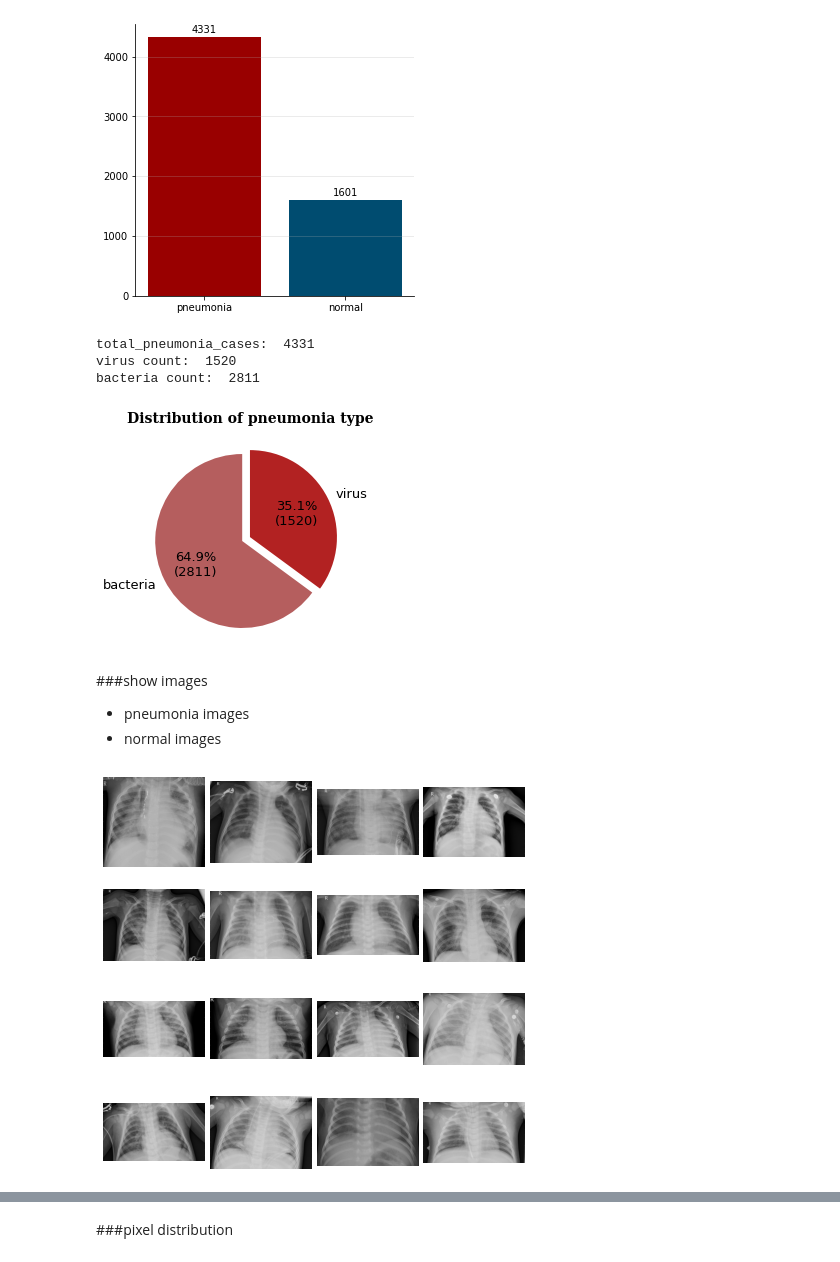
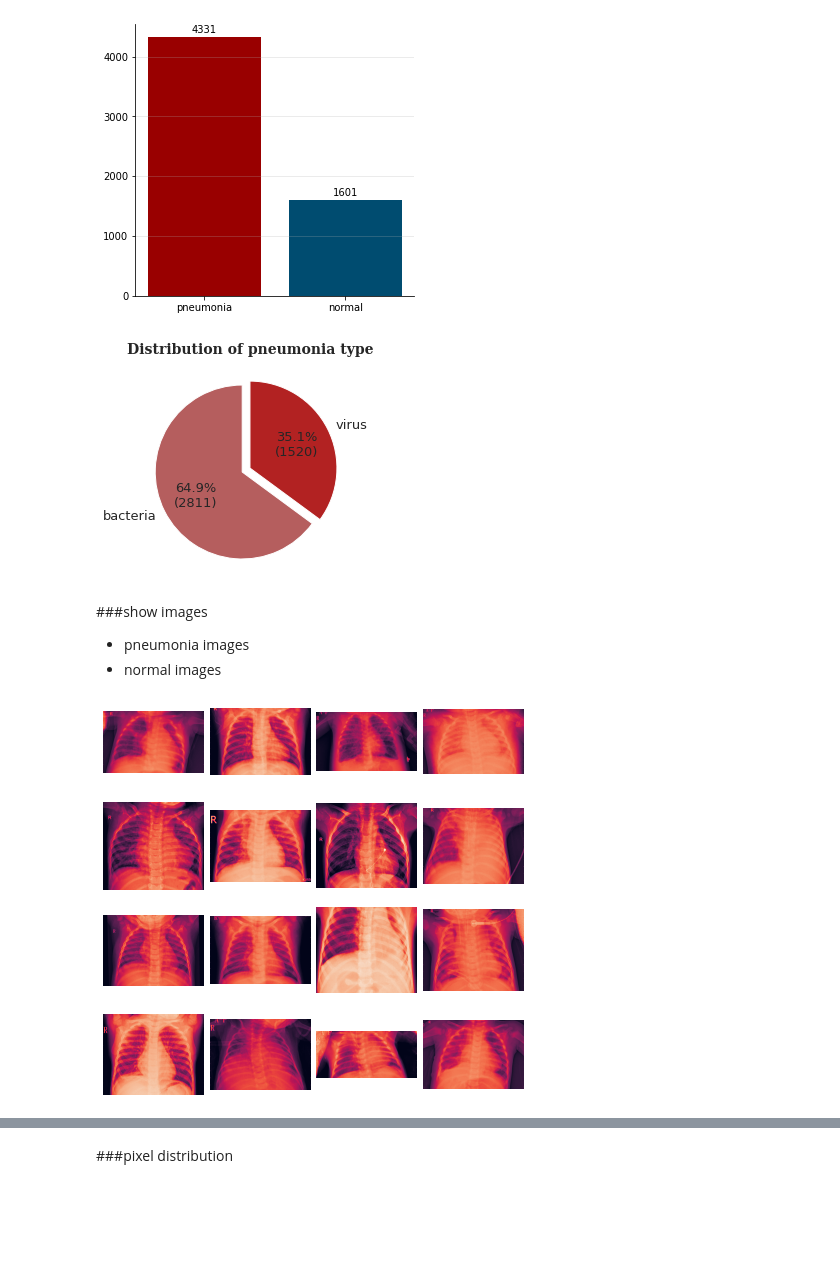
Before and after one commit to katehee/pneumonia-detection-in-X-ray-images, a Jupyter notebook: pneumonia.ipynb, the cells around one changed output, grey strips where cells are left out. Saved outputs shown, nothing was run; the diff lists cells and outputs as text; code cells hidden in the pictures; blank space fills up the shorter version.

```diff
--- a/pneumonia.ipynb
+++ b/pneumonia.ipynb
@@ -86,8 +117,9 @@ ax.grid(axis='y', linestyle='-', alpha=0.3)
 # %% [output]
 [figure]
 # %%
+#@title
 total_pneumonia_filenames = os.listdir(os.path.join(train_dir, 'PNEUMONIA')) + os.listdir(os.path.join(test_dir, 'PNEUMONIA')) + os.listdir(os.path.join(val_dir, 'PNEUMONIA'))
-total_pneumonia_filenames
+
 virus_cnt, bacteria_cnt = 0, 0
 for pneumonia_filename in total_pneumonia_filenames:
   p_type = pneumonia_filename.split('_')[1]
@@ -95,9 +127,9 @@ for pneumonia_filename in total_pneumonia_filenames:
     virus_cnt += 1
   elif p_type == "bacteria":
     bacteria_cnt += 1
-print("total_pneumonia_cases: ", len(total_pneumonia_filenames))
-print("virus count: ", virus_cnt)
-print("bacteria count: ",bacteria_cnt)
+# print("total_pneumonia_cases: ", len(total_pneumonia_filenames))
+# print("virus count: ", virus_cnt)
+# print("bacteria count: ",bacteria_cnt)
 
 #distribution of pneumonia type - pie chart
 y = [bacteria_cnt, virus_cnt]
@@ -111,30 +143,28 @@ plt.title("Distribution of pneumonia type", fontsize=14, fontweight='bold', font
 plt.pie(y, labels=labels, startangle=90, colors=colors, explode=myexplode, autopct=prob, textprops={'fontsize': 13})
 plt.show()
 # %% [output]
-total_pneumonia_cases:  4331
-virus count:  1520
-bacteria count:  2811
 [figure]
 # %% [markdown]
 ###show images
 - pneumonia images
 - normal images
 # %%
+#@title
 def show_images(dir, label, size):
   image_names = os.listdir(os.path.join(dir, label))
   selected_images = random.sample(image_names, size*size) #random select
 
   plt.figure(figsize=(6,6))
   for i in range(size*size):
     plt.subplot(size, size, i + 1)
-    image = plt.imread(os.path.join(os.path.join(dir, label), selected_images[i]))
-    plt.imshow(image, cmap='gray')
+    image = cv2.imread(os.path.join(os.path.join(dir, label), selected_images[i]) , cv2.IMREAD_GRAYSCALE)
+    plt.imshow(image)
     plt.axis('off')
   plt.tight_layout(pad=0.5)
 
 show_images(train_dir, label="PNEUMONIA", size=4) #generate size * size image plot
 # %% [output]
-[figure, old version]
+[figure, new version]
 # %%
 show_images(train_dir, label="NORMAL", size=4)
 # %% [output]
```
Also changed, not shown: parts of 15 cells of this notebook.
